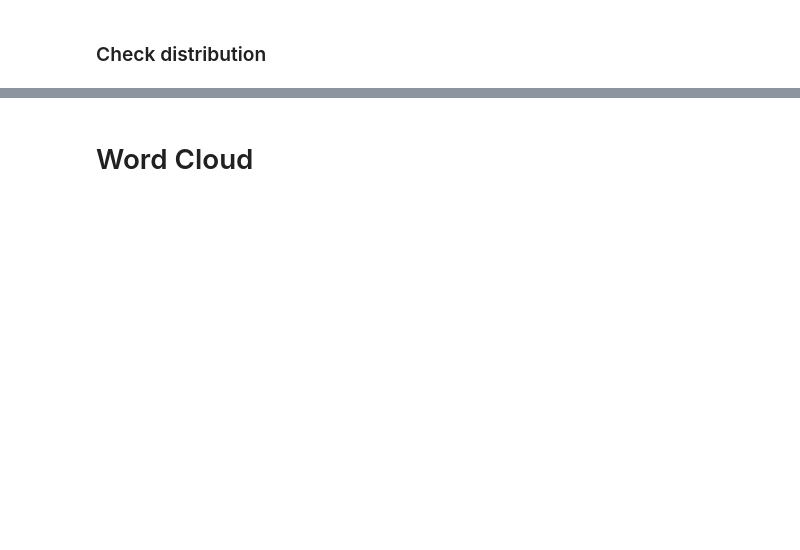
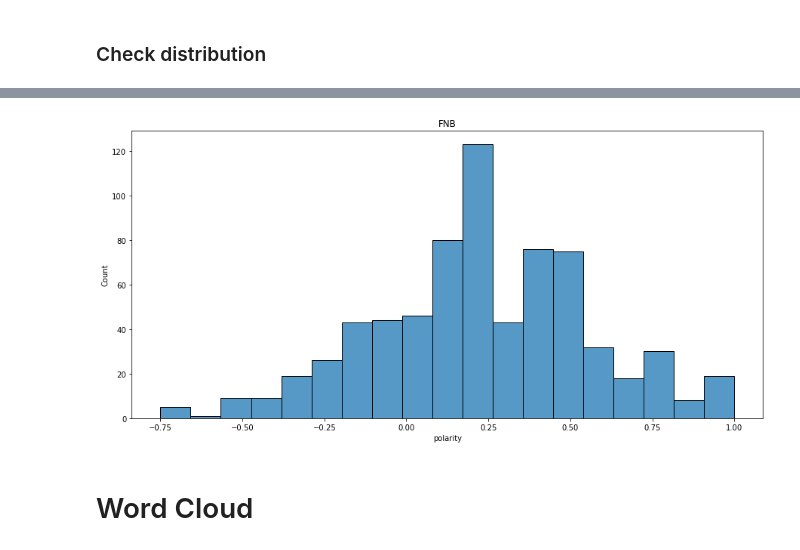
Before and after one commit to Slyth3/Sentiment-analysis-of-South-African-Banks-POC, a Jupyter notebook: Twint_SentimentAnalysis.ipynb, the cells around one changed output, grey strips where cells are left out. Cells and saved outputs as stored; diff of their text form; code cells hidden in the pictures; blank space fills up the shorter version.

```diff
--- a/Twint_SentimentAnalysis.ipynb
+++ b/Twint_SentimentAnalysis.ipynb
@@ -208,3 +319,12 @@ plt.show()
+# %%
+#plot hist
+fig = plt.figure(figsize=(15,7))
+FNB_df = Final_df[(Final_df.Bank=="FNB")]
+plt.title("FNB")
+sns.histplot(FNB_df['polarity'])
+plt.show()
+# %% [output]
+[figure, added]
 # %% [markdown]
 # Word Cloud
 # %%
```
Also changed, not shown: parts of 31 cells of this notebook, 6 other files.
